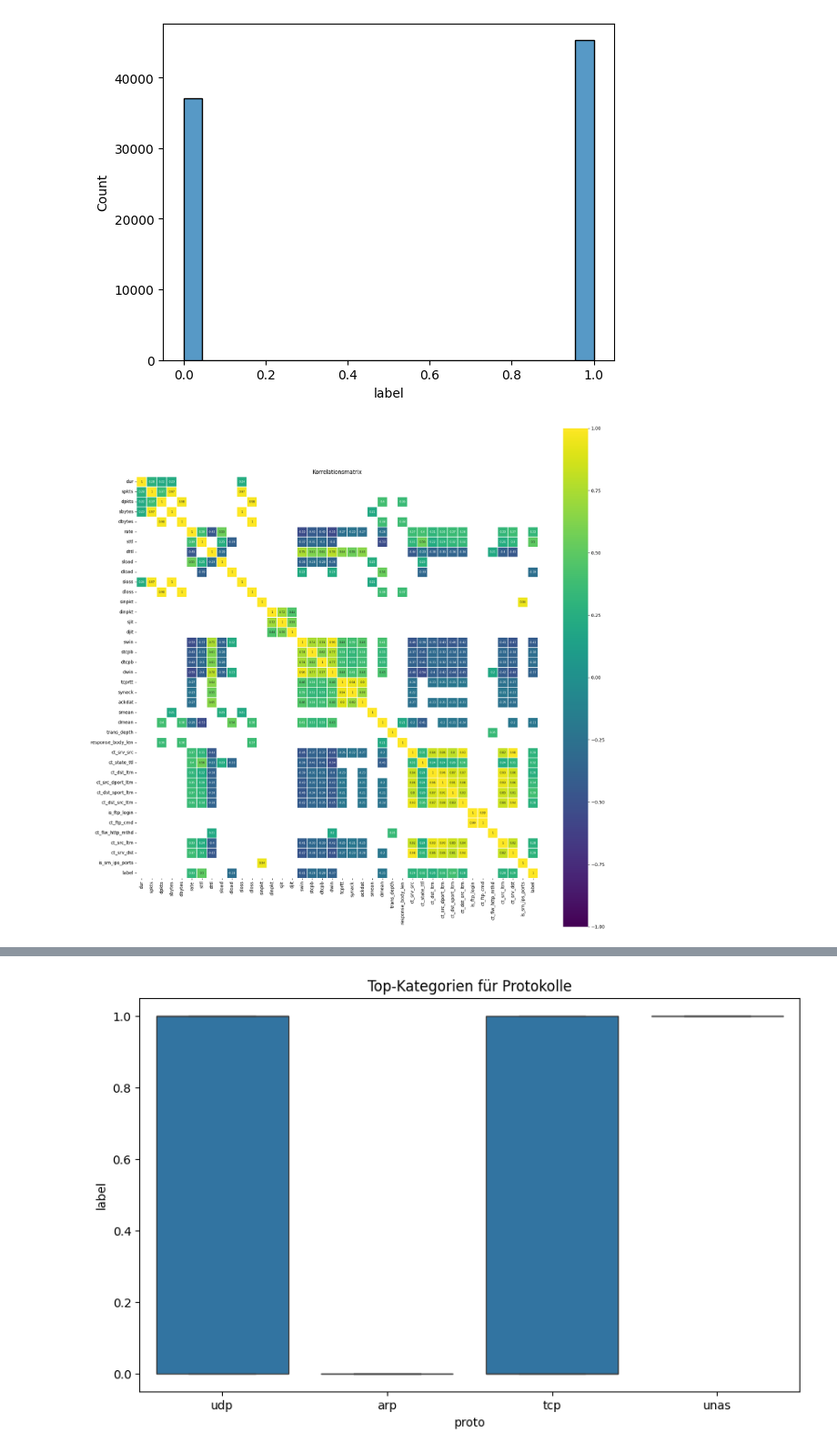
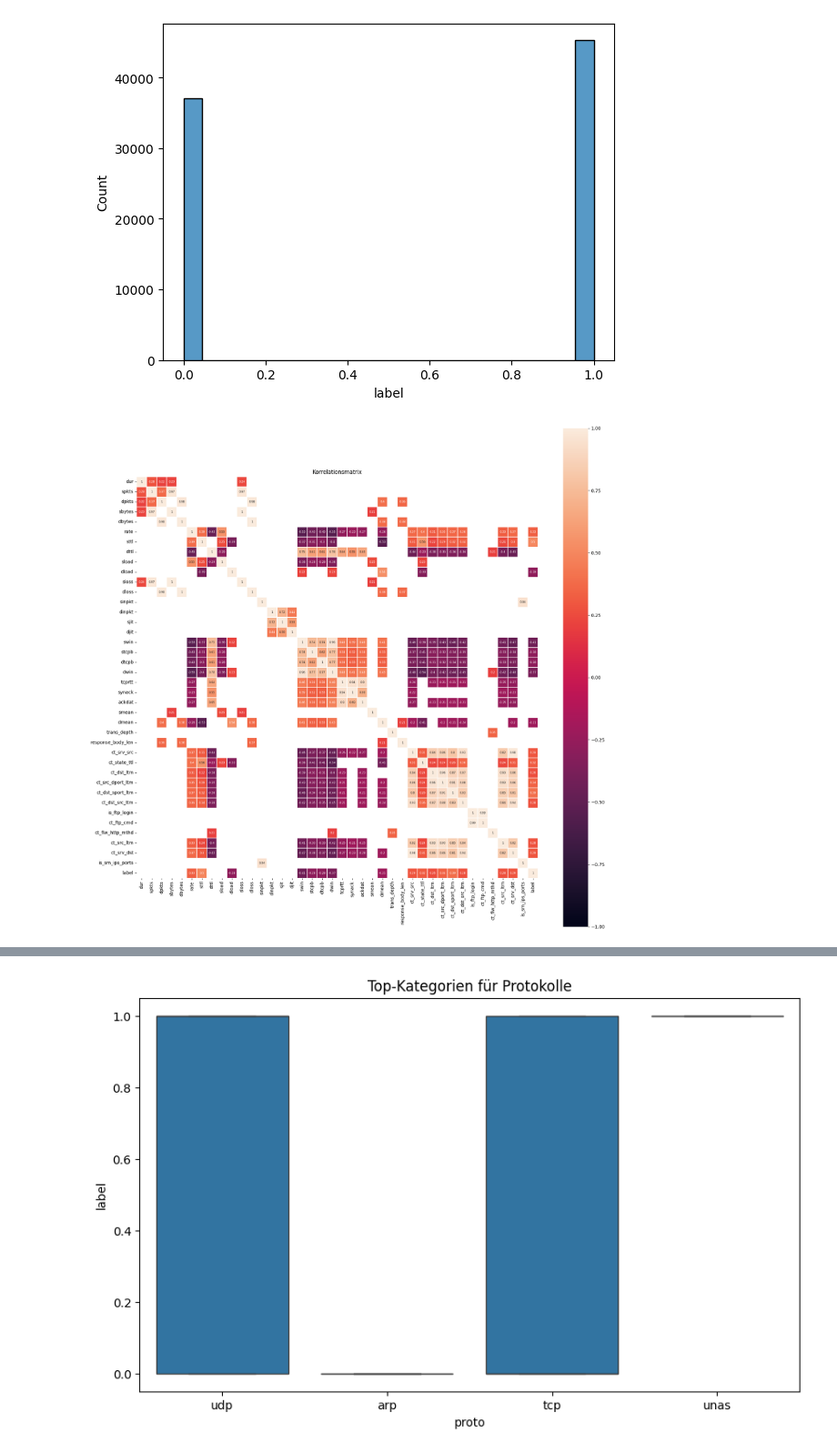
Before and after one commit to aKravtschenko/DEEPL-Autoencoder, a Jupyter notebook: main.ipynb, the cells around one changed output, grey strips where cells are left out. Shown at 91% size. Saved outputs shown, nothing was run; the diff lists cells and outputs as text; code cells hidden in the pictures.

```diff
--- a/main.ipynb
+++ b/main.ipynb
@@ -119,14 +117,13 @@ def analyze_dataset(df):
 # %%
 nummerisch = dataframe.select_dtypes(include=['float64', 'int64', 'int16', 'int32'])
 corr_matrix = nummerisch.corr()
 plt.figure(figsize=(20, 20))
 
-sns.heatmap(corr_matrix[(corr_matrix >= 0.2) | (corr_matrix <= -0.2)],
-            cmap='viridis', vmax=1.0, vmin=-1.0, linewidths=0.1,
-            annot=True, annot_kws={"size": 6}, square=True)
+sns.heatmap(corr_matrix[(corr_matrix >= 0.2) | (corr_matrix <= -0.2)], vmax=1.0,
+            vmin=-1.0, linewidths=0.1, annot=True, annot_kws={"size": 6}, square=True)
 plt.title('Korrelationsmatrix')
 plt.show()
 # %% [output]
-[figure, old version]
+[figure, new version]
 # %%
 df_num_corr = dataframe.corr(numeric_only=True)['label']
```
Also changed, not shown: parts of 10 cells of this notebook.
